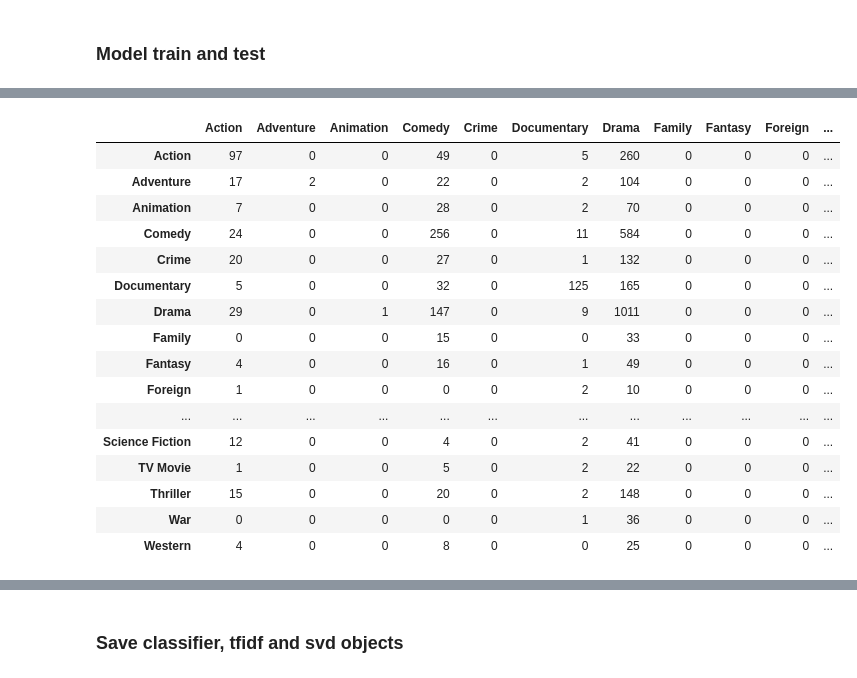
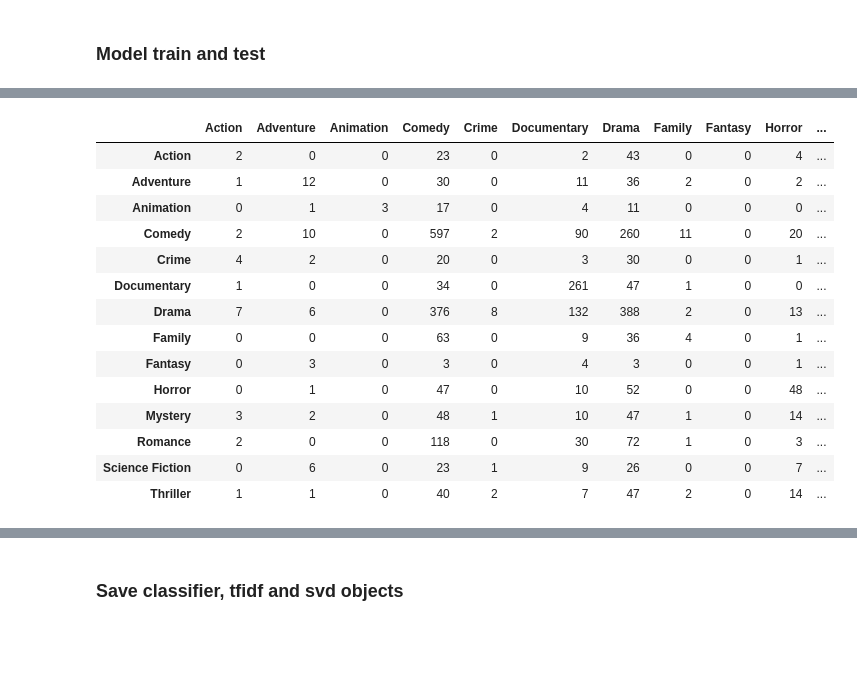
Before and after one commit to gaspa93/ml-challenge-truelayer, a Jupyter notebook: Train Classifier.ipynb, the cells around one changed output, grey strips where cells are left out. Cells and saved outputs as stored; diff of their text form; code cells hidden in the pictures; blank space fills up the shorter version.

```diff
--- a/Train Classifier.ipynb
+++ b/Train Classifier.ipynb
@@ -63,7 +144,9 @@ train.shape, test.shape
+# %%
+y_train = train_resample['genre'].values
 # %%
 tfidf = StemmedTfidfVectorizer(stop_words=stop_words)
 # %%
-train_tfidf = tfidf.fit_transform(train['text'])
+train_tfidf = tfidf.fit_transform(train_resample['text'])
 # %%
 train_tfidf.shape
 # %% [output]
@@ -95,3 +178 @@ print(sum(svd.explained_variance_ratio_))
-# %%
-y_train = train['genre'].values
 # %%
@@ -212,24 +274,24 @@ movieclf.score(X_test, y_test)
+# %%
+y_pred = movieclf.predict(X_test)
 # %%
 # use confusion matrix to get an overall idea of performance
-pd.DataFrame(confusion_matrix(y_test, movieclf.predict(X_test)),
+pd.DataFrame(confusion_matrix(y_test, y_pred),
              columns=movieclf.classes_,
              index=movieclf.classes_
             )
 # %% [output]
-|  | Action | Adventure | Animation | Comedy | Crime | Documentary | Drama | Family | Fantasy | Foreign | ... |
-| Action | 97 | 0 | 0 | 49 | 0 | 5 | 260 | 0 | 0 | 0 | ... |
-| Adventure | 17 | 2 | 0 | 22 | 0 | 2 | 104 | 0 | 0 | 0 | ... |
-| Animation | 7 | 0 | 0 | 28 | 0 | 2 | 70 | 0 | 0 | 0 | ... |
-| Comedy | 24 | 0 | 0 | 256 | 0 | 11 | 584 | 0 | 0 | 0 | ... |
-| Crime | 20 | 0 | 0 | 27 | 0 | 1 | 132 | 0 | 0 | 0 | ... |
-| Documentary | 5 | 0 | 0 | 32 | 0 | 125 | 165 | 0 | 0 | 0 | ... |
-| Drama | 29 | 0 | 1 | 147 | 0 | 9 | 1011 | 0 | 0 | 0 | ... |
-| Family | 0 | 0 | 0 | 15 | 0 | 0 | 33 | 0 | 0 | 0 | ... |
-| Fantasy | 4 | 0 | 0 | 16 | 0 | 1 | 49 | 0 | 0 | 0 | ... |
-| Foreign | 1 | 0 | 0 | 0 | 0 | 2 | 10 | 0 | 0 | 0 | ... |
-| ... | ... | ... | ... | ... | ... | ... | ... | ... | ... | ... | ... |
-| Science Fiction | 12 | 0 | 0 | 4 | 0 | 2 | 41 | 0 | 0 | 0 | ... |
-| TV Movie | 1 | 0 | 0 | 5 | 0 | 2 | 22 | 0 | 0 | 0 | ... |
-| Thriller | 15 | 0 | 0 | 20 | 0 | 2 | 148 | 0 | 0 | 0 | ... |
-| War | 0 | 0 | 0 | 0 | 0 | 1 | 36 | 0 | 0 | 0 | ... |
-| Western | 4 | 0 | 0 | 8 | 0 | 0 | 25 | 0 | 0 | 0 | ... |
+|  | Action | Adventure | Animation | Comedy | Crime | Documentary | Drama | Family | Fantasy | Horror | ... |
+| Action | 2 | 0 | 0 | 23 | 0 | 2 | 43 | 0 | 0 | 4 | ... |
+| Adventure | 1 | 12 | 0 | 30 | 0 | 11 | 36 | 2 | 0 | 2 | ... |
+| Animation | 0 | 1 | 3 | 17 | 0 | 4 | 11 | 0 | 0 | 0 | ... |
+| Comedy | 2 | 10 | 0 | 597 | 2 | 90 | 260 | 11 | 0 | 20 | ... |
+| Crime | 4 | 2 | 0 | 20 | 0 | 3 | 30 | 0 | 0 | 1 | ... |
+| Documentary | 1 | 0 | 0 | 34 | 0 | 261 | 47 | 1 | 0 | 0 | ... |
+| Drama | 7 | 6 | 0 | 376 | 8 | 132 | 388 | 2 | 0 | 13 | ... |
+| Family | 0 | 0 | 0 | 63 | 0 | 9 | 36 | 4 | 0 | 1 | ... |
+| Fantasy | 0 | 3 | 0 | 3 | 0 | 4 | 3 | 0 | 0 | 1 | ... |
+| Horror | 0 | 1 | 0 | 47 | 0 | 10 | 52 | 0 | 0 | 48 | ... |
+| Mystery | 3 | 2 | 0 | 48 | 1 | 10 | 47 | 1 | 0 | 14 | ... |
+| Romance | 2 | 0 | 0 | 118 | 0 | 30 | 72 | 1 | 0 | 3 | ... |
+| Science Fiction | 0 | 6 | 0 | 23 | 1 | 9 | 26 | 0 | 0 | 7 | ... |
+| Thriller | 1 | 1 | 0 | 40 | 2 | 7 | 47 | 2 | 0 | 14 | ... |
```
Also changed, not shown: parts of 23 cells of this notebook, 3 other files.
